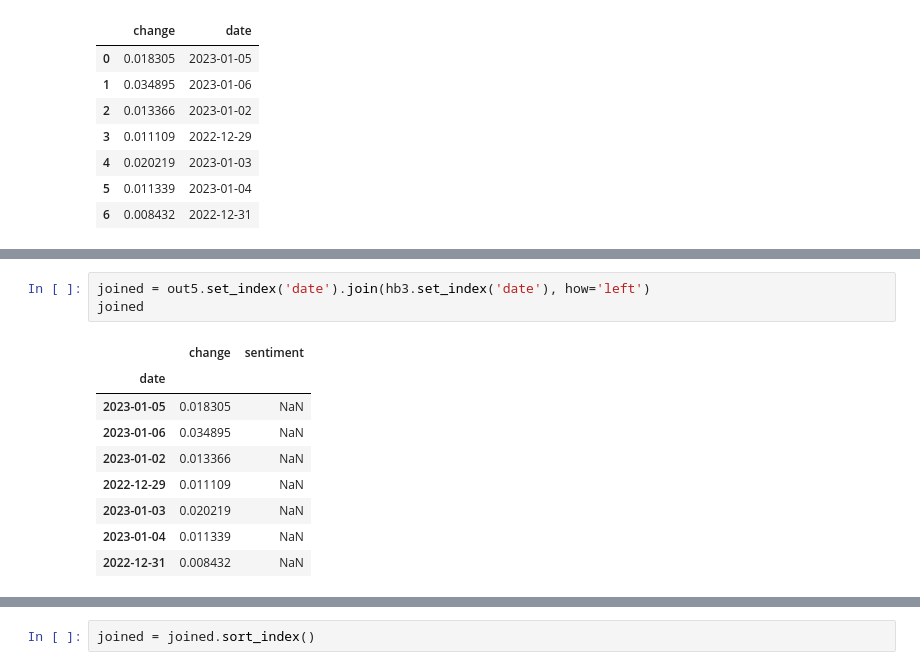
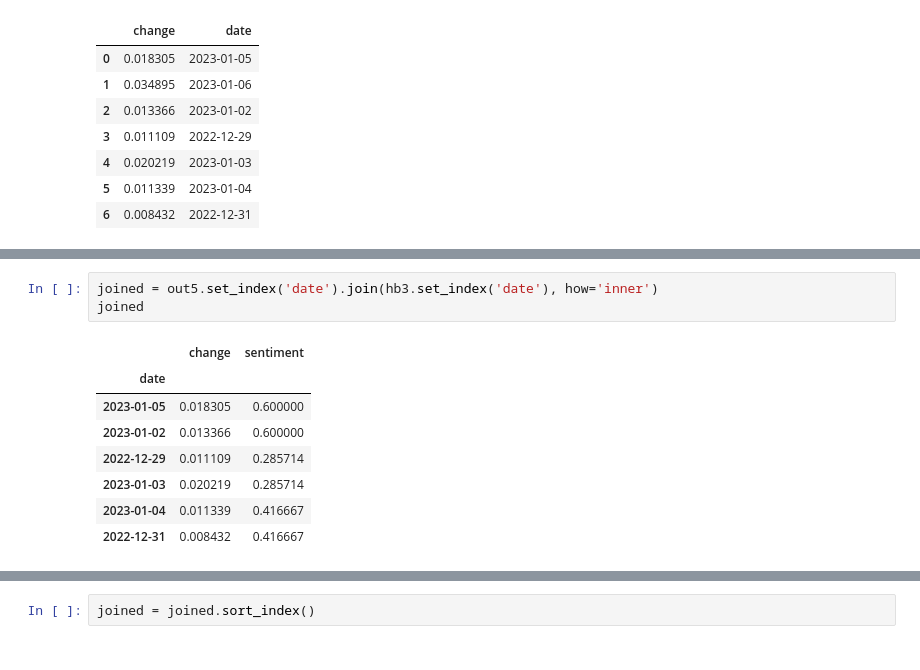
Before and after one commit to mstaczek/BigDataProject-crypto, a Jupyter notebook: spark-analytics.ipynb, the cells around one changed output, grey strips where cells are left out. Cells and saved outputs as stored; diff of their text form.

```diff
--- a/spark-analytics.ipynb
+++ b/spark-analytics.ipynb
@@ -402,16 +409,15 @@ plt.show()
 # %%
-joined = out5.set_index('date').join(hb3.set_index('date'), how='left')
+joined = out5.set_index('date').join(hb3.set_index('date'), how='inner')
 joined
 # %% [output]
 |  | change | sentiment |
 | date |  |  |
-| 2023-01-05 | 0.018305 | NaN |
-| 2023-01-06 | 0.034895 | NaN |
-| 2023-01-02 | 0.013366 | NaN |
-| 2022-12-29 | 0.011109 | NaN |
-| 2023-01-03 | 0.020219 | NaN |
-| 2023-01-04 | 0.011339 | NaN |
-| 2022-12-31 | 0.008432 | NaN |
+| 2023-01-05 | 0.018305 | 0.600000 |
+| 2023-01-02 | 0.013366 | 0.600000 |
+| 2022-12-29 | 0.011109 | 0.285714 |
+| 2023-01-03 | 0.020219 | 0.285714 |
+| 2023-01-04 | 0.011339 | 0.416667 |
+| 2022-12-31 | 0.008432 | 0.416667 |
 # %%
 joined = joined.reset_index()
 joined['date'] = joined['date'].astype(str)
```
Also changed, not shown: parts of 12 cells of this notebook.
